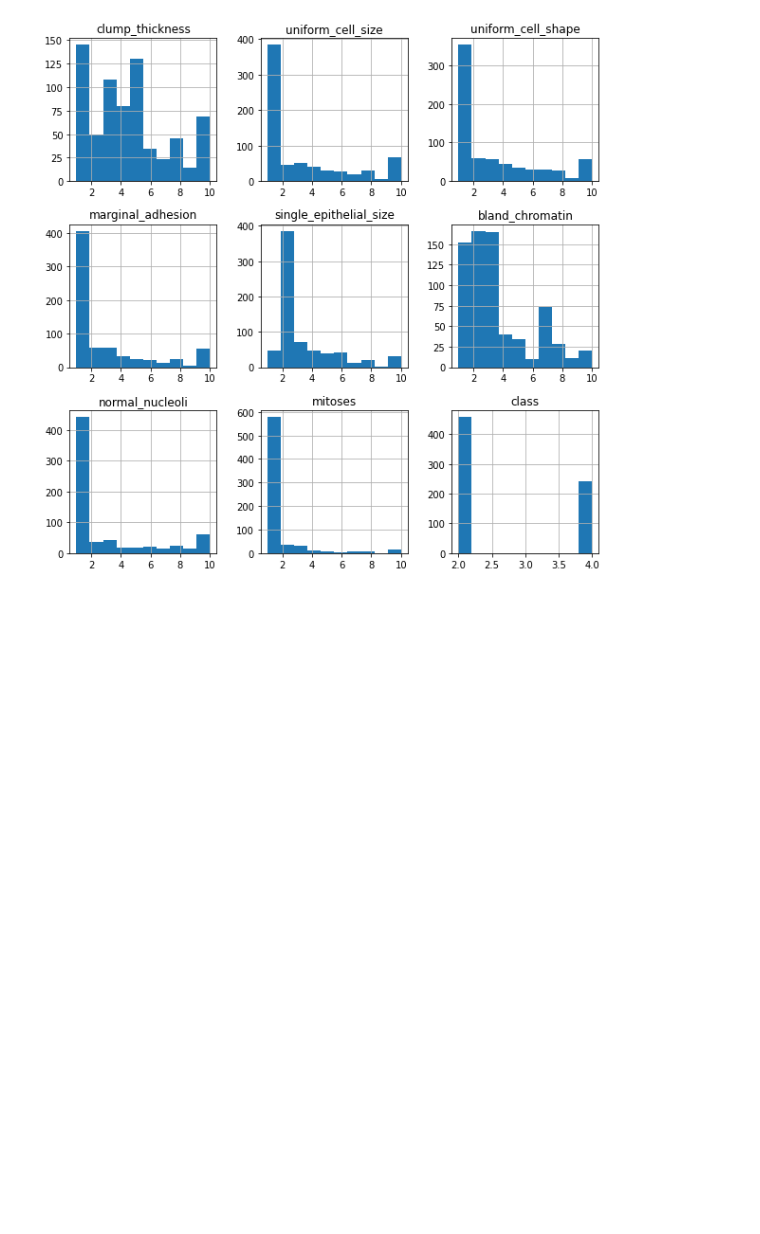
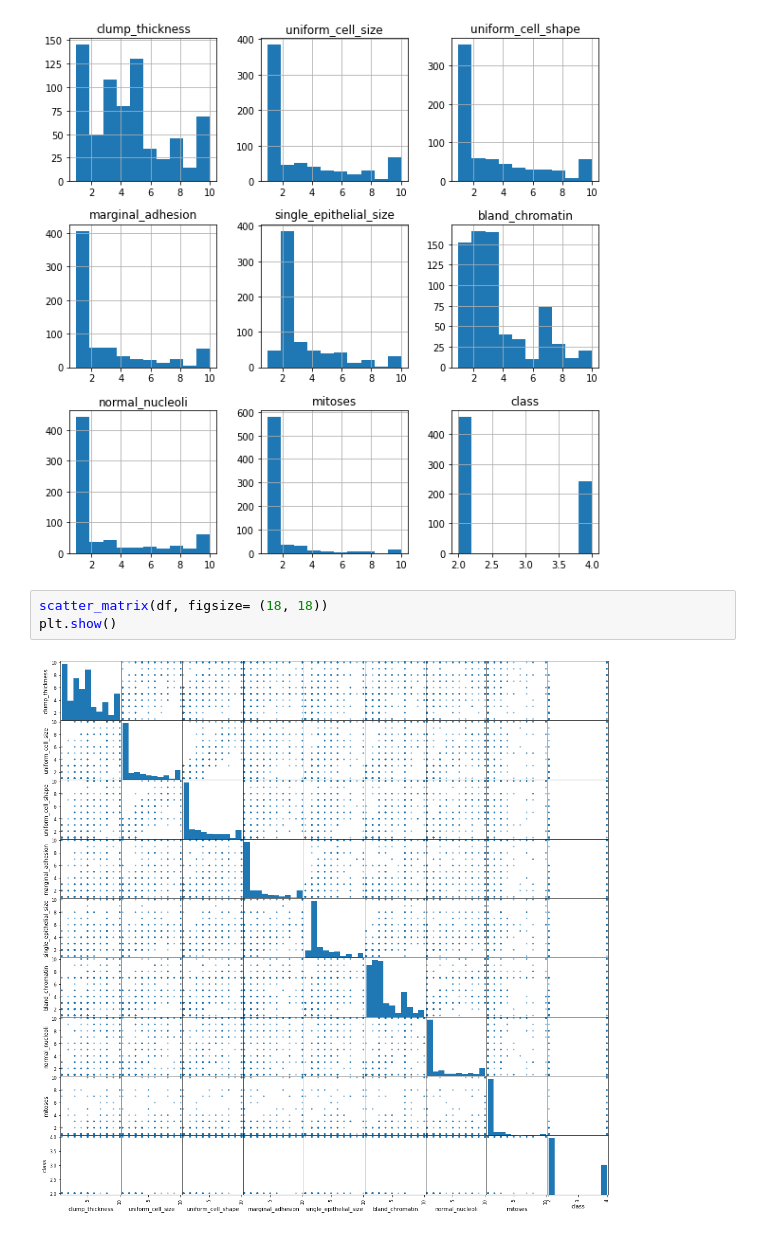
Before and after one commit to alamin19/Machine-Learning-in-Healthcare, a Jupyter notebook: Machine_Learning_for_Health_Care.ipynb, the cells around one changed output. Drawn from its saved outputs; the diff is of its cells as text; blank space fills up the shorter version.

```diff
--- a/Machine_Learning_for_Health_Care.ipynb
+++ b/Machine_Learning_for_Health_Care.ipynb
@@ -61,3 +62,8 @@ df.hist(figsize= (10, 10))
 plt.show()
 # %% [output]
 [figure]
+# %%
+scatter_matrix(df, figsize= (18, 18))
+plt.show()
+# %% [output]
+[figure, added]
```
Also changed, not shown: parts of 4 cells of this notebook.
